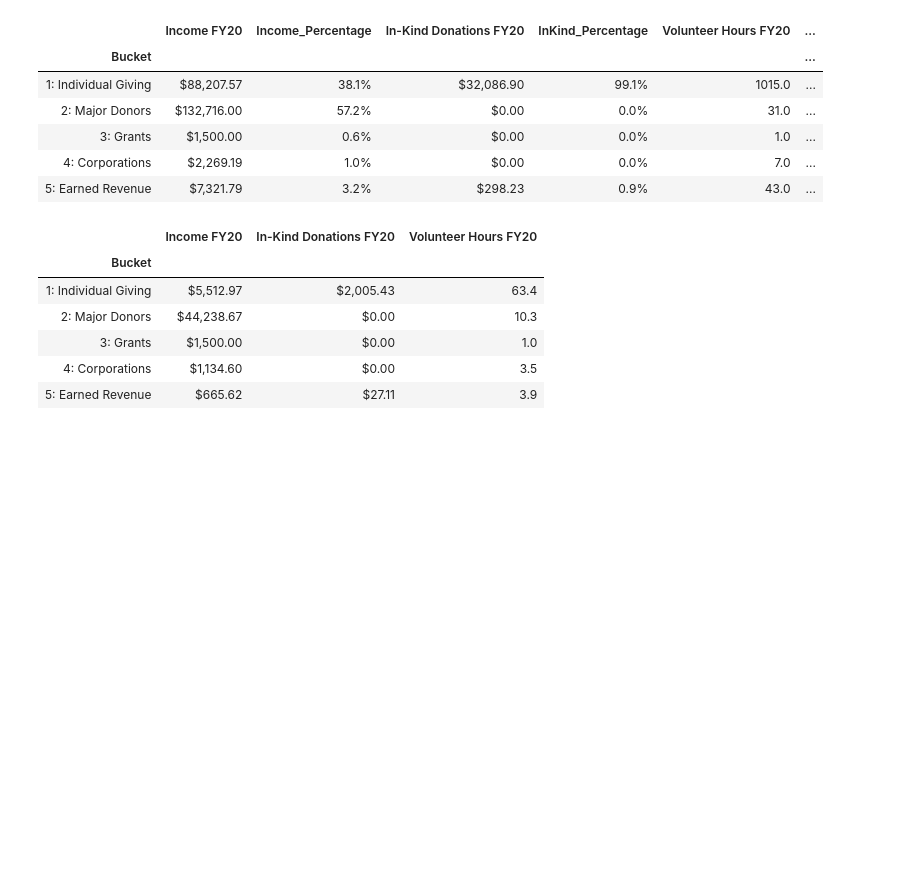
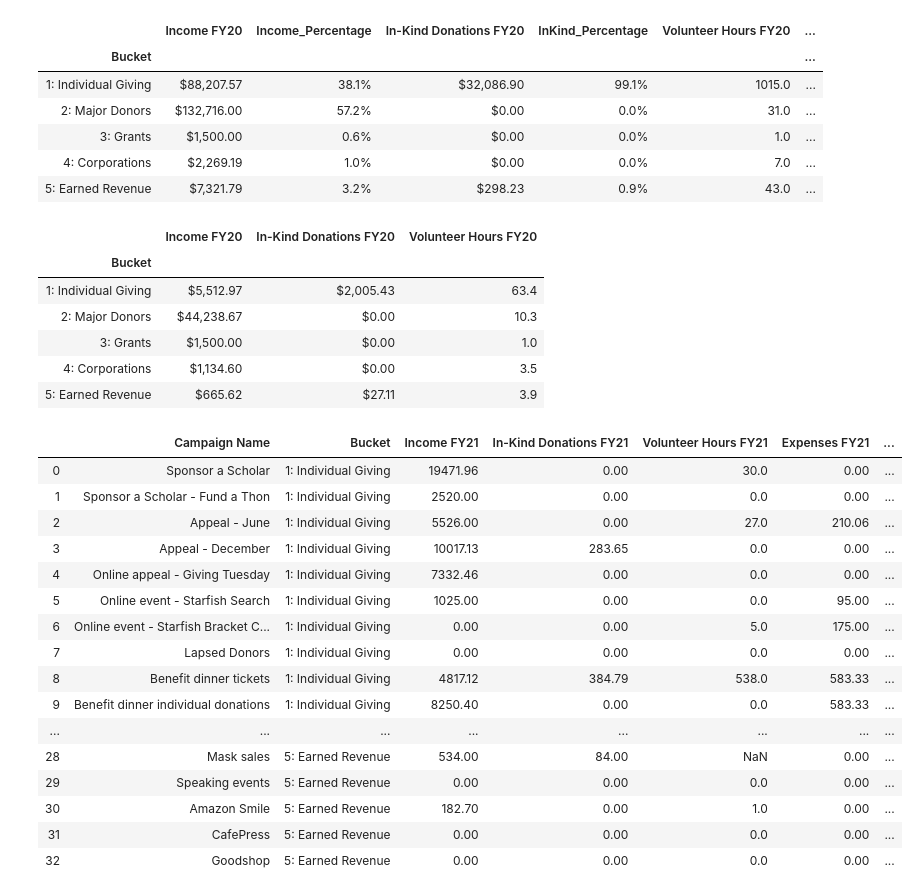
Before and after one commit to patelpurvip/Board-Fundraising-Analysis, a Jupyter notebook: FY20-FY21-Donations.ipynb, the cells around one changed output. Saved outputs shown, nothing was run; the diff lists cells and outputs as text; code cells hidden in the pictures; blank space fills up the shorter version.

```diff
--- a/FY20-FY21-Donations.ipynb
+++ b/FY20-FY21-Donations.ipynb
@@ -114,3 +98,30 @@ FY20_bucket_ave
 | 3: Grants | $1,500.00 | $0.00 | 1.0 |
 | 4: Corporations | $1,134.60 | $0.00 | 3.5 |
 | 5: Earned Revenue | $665.62 | $27.11 | 3.9 |
+# %%
+FY21_FY20 = donation_data
+FY21_FY20.replace(regex=['coming soon'], value=0, inplace=True)
+FY21_FY20 = FY21_FY20.iloc[:33,:]
+# FY21_FY20.replace(regex=['coming soon'], value=np.nan, inplace=True)
+# FY21_FY20.dropna(inplace=True)
+FY21_FY20[FY21_FY20.columns[2:]] = FY21_FY20[FY21_FY20.columns[2:]].replace('[\$,]', '', regex=True).astype(float)
+
+FY21_FY20
+# %% [output]
+|  | Campaign Name | Bucket | Income FY21 | In-Kind Donations FY21 | Volunteer Hours FY21 | Expenses FY21 | ... |
+| 0 | Sponsor a Scholar | 1: Individual Giving | 19471.96 | 0.00 | 30.0 | 0.00 | ... |
+| 1 | Sponsor a Scholar - Fund a Thon | 1: Individual Giving | 2520.00 | 0.00 | 0.0 | 0.00 | ... |
+| 2 | Appeal - June | 1: Individual Giving | 5526.00 | 0.00 | 27.0 | 210.06 | ... |
+| 3 | Appeal - December | 1: Individual Giving | 10017.13 | 283.65 | 0.0 | 0.00 | ... |
+| 4 | Online appeal - Giving Tuesday | 1: Individual Giving | 7332.46 | 0.00 | 0.0 | 0.00 | ... |
+| 5 | Online event - Starfish Search | 1: Individual Giving | 1025.00 | 0.00 | 0.0 | 95.00 | ... |
+| 6 | Online event - Starfish Bracket C... | 1: Individual Giving | 0.00 | 0.00 | 5.0 | 175.00 | ... |
+| 7 | Lapsed Donors | 1: Individual Giving | 0.00 | 0.00 | 0.0 | 0.00 | ... |
+| 8 | Benefit dinner tickets | 1: Individual Giving | 4817.12 | 384.79 | 538.0 | 583.33 | ... |
+| 9 | Benefit dinner individual donations | 1: Individual Giving | 8250.40 | 0.00 | 0.0 | 583.33 | ... |
+| ... | ... | ... | ... | ... | ... | ... | ... |
+| 28 | Mask sales | 5: Earned Revenue | 534.00 | 84.00 | NaN | 0.00 | ... |
+| 29 | Speaking events | 5: Earned Revenue | 0.00 | 0.00 | 0.0 | 0.00 | ... |
+| 30 | Amazon Smile | 5: Earned Revenue | 182.70 | 0.00 | 1.0 | 0.00 | ... |
+| 31 | CafePress | 5: Earned Revenue | 0.00 | 0.00 | 0.0 | 0.00 | ... |
+| 32 | Goodshop | 5: Earned Revenue | 0.00 | 0.00 | 0.0 | 0.00 | ... |
```
Also changed, not shown: parts of 8 cells of this notebook, 10 other files.
